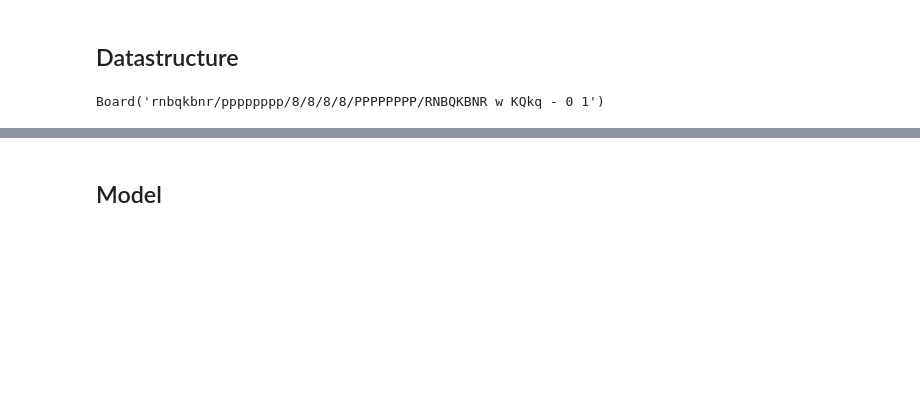
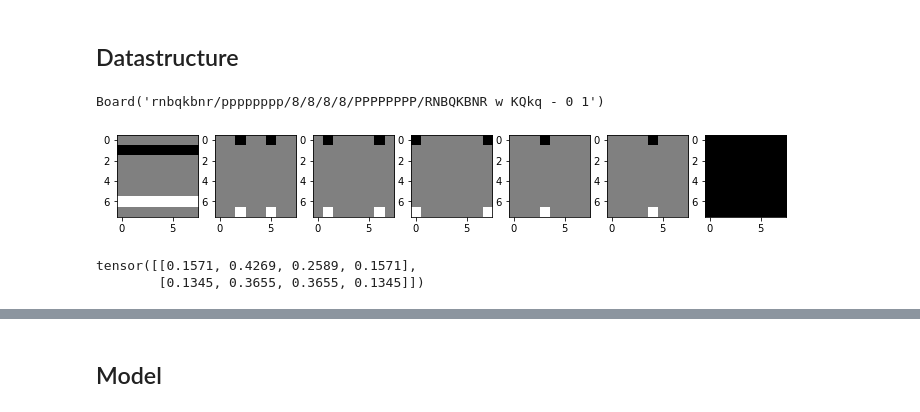
Before and after one commit to LuanAdemi/NakamuraChessEngine, a Jupyter notebook: Model.ipynb, the cells around one changed output, grey strips where cells are left out. Cells and saved outputs as stored; diff of their text form; code cells hidden in the pictures; blank space fills up the shorter version.

```diff
--- a/Model.ipynb
+++ b/Model.ipynb
@@ -80,4 +95,20 @@ def moveToTensor(move):
 games[0].board()
 # %% [output]
 Board('rnbqkbnr/pppppppp/8/8/8/8/PPPPPPPP/RNBQKBNR w KQkq - 0 1')
+# %%
+boardMap = boardToTensor(games[0].board(), "b")[0]
+fig = plt.figure(figsize=(12,7))
+figNo = 1
+for i in range(7):
+    fig.add_subplot(1,7, figNo)
+    plt.imshow(boardMap[i], cmap="gray")
+    figNo += 1
+plt.show()
+# %% [output]
+[figure, added]
+# %%
+torch.softmax(torch.FloatTensor([[[0,1],[0.5,0]],[[0,1],[1,0]]]).view(2,4), dim=1)
+# %% [output]
+tensor([[0.1571, 0.4269, 0.2589, 0.1571],
+        [0.1345, 0.3655, 0.3655, 0.1345]])
 # %%
```
Also changed, not shown: parts of 15 cells of this notebook, 2 other files.
